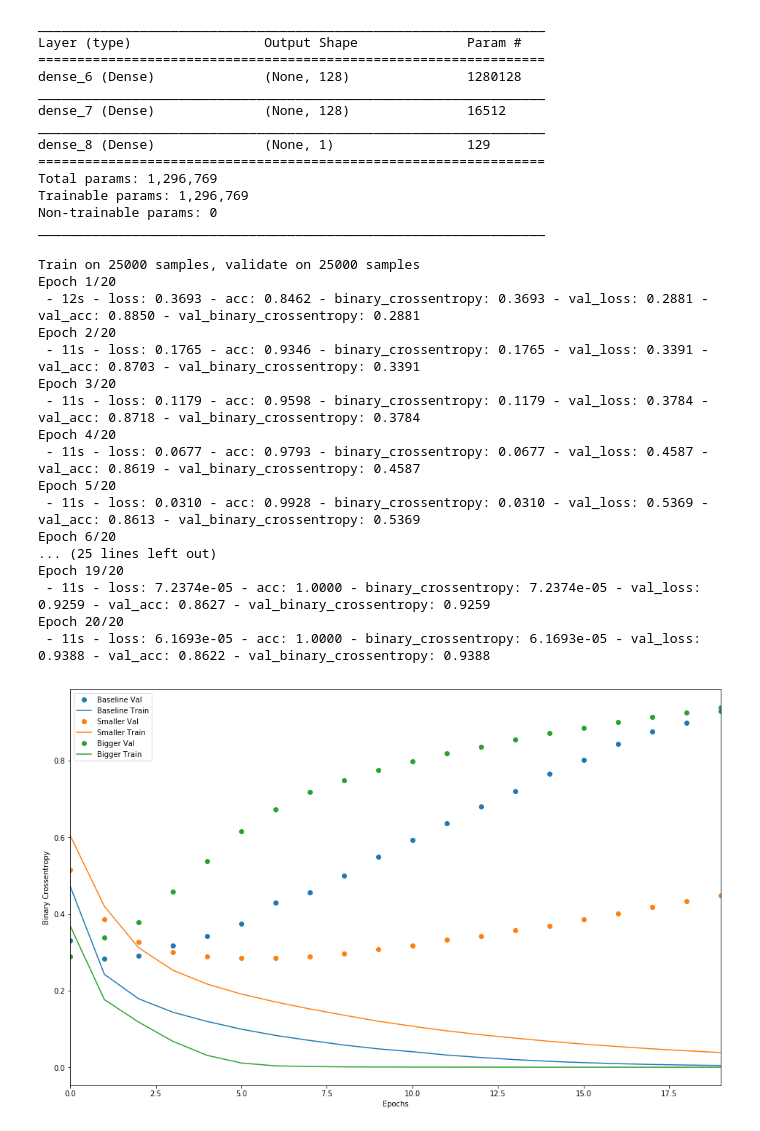
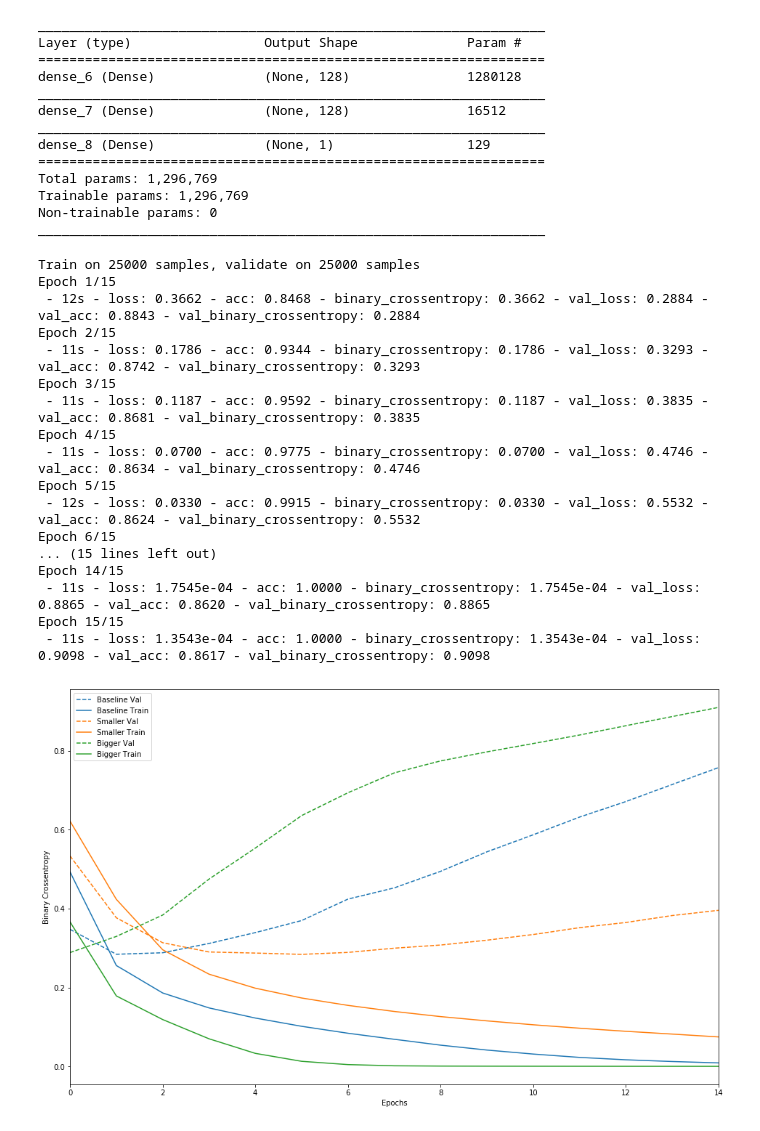
Before and after one commit to JPatrick9793/NovaIQ, a Jupyter notebook: Tensorflow_overfitting/OverfittingAndUnderfitting.ipynb, the cells around one changed output. Cells and saved outputs as stored; diff of their text form; code cells hidden in the pictures.

```diff
--- a/Tensorflow_overfitting/OverfittingAndUnderfitting.ipynb
+++ b/Tensorflow_overfitting/OverfittingAndUnderfitting.ipynb
@@ -72,7 +72,7 @@ _________________________________________________________________
 # %%
 baseline_history = baseline_model.fit(train_data,
                                      train_labels,
-                                     epochs=20,
+                                     epochs=15,
                                      batch_size=512,
                                      validation_data=(test_data, test_labels),
                                      verbose=2)
@@ -114,7 +114,7 @@ _________________________________________________________________
 # %%
 smaller_history = smaller_model.fit(train_data,
                                    train_labels,
-                                   epochs=20,
+                                   epochs=15,
                                    batch_size=512,
                                    validation_data=(test_data, test_labels),
                                    verbose=2)
@@ -155,54 +155,54 @@ Non-trainable params: 0
 _________________________________________________________________
 # %%
 bigger_history = bigger_model.fit(train_data, train_labels,
-                                  epochs=20,
+                                  epochs=15,
                                   batch_size=512,
                                   validation_data=(test_data, test_labels),
                                   verbose=2)
 # %% [output]
 Train on 25000 samples, validate on 25000 samples
-Epoch 1/20
- - 12s - loss: 0.3693 - acc: 0.8462 - binary_crossentropy: 0.3693 - val_loss: 0.2881 - val_acc: 0.8850 - val_binary_crossentropy: 0.2881
-Epoch 2/20
- - 11s - loss: 0.1765 - acc: 0.9346 - binary_crossentropy: 0.1765 - val_loss: 0.3391 - val_acc: 0.8703 - val_binary_crossentropy: 0.3391
-Epoch 3/20
- - 11s - loss: 0.1179 - acc: 0.9598 - binary_crossentropy: 0.1179 - val_loss: 0.3784 - val_acc: 0.8718 - val_binary_crossentropy: 0.3784
-Epoch 4/20
- - 11s - loss: 0.0677 - acc: 0.9793 - binary_crossentropy: 0.0677 - val_loss: 0.4587 - val_acc: 0.8619 - val_binary_crossentropy: 0.4587
-Epoch 5/20
- - 11s - loss: 0.0310 - acc: 0.9928 - binary_crossentropy: 0.0310 - val_loss: 0.5369 - val_acc: 0.8613 - val_binary_crossentropy: 0.5369
-Epoch 6/20
-... (25 lines left out)
-Epoch 19/20
- - 11s - loss: 7.2374e-05 - acc: 1.0000 - binary_crossentropy: 7.2374e-05 - val_loss: 0.9259 - val_acc: 0.8627 - val_binary_crossentropy: 0.9259
-Epoch 20/20
- - 11s - loss: 6.1693e-05 - acc: 1.0000 - binary_crossentropy: 6.1693e-05 - val_loss: 0.9388 - val_acc: 0.8622 - val_binary_crossentropy: 0.9388
+Epoch 1/15
+ - 12s - loss: 0.3662 - acc: 0.8468 - binary_crossentropy: 0.3662 - val_loss: 0.2884 - val_acc: 0.8843 - val_binary_crossentropy: 0.2884
+Epoch 2/15
+ - 11s - loss: 0.1786 - acc: 0.9344 - binary_crossentropy: 0.1786 - val_loss: 0.3293 - val_acc: 0.8742 - val_binary_crossentropy: 0.3293
+Epoch 3/15
+ - 11s - loss: 0.1187 - acc: 0.9592 - binary_crossentropy: 0.1187 - val_loss: 0.3835 - val_acc: 0.8681 - val_binary_crossentropy: 0.3835
+Epoch 4/15
+ - 11s - loss: 0.0700 - acc: 0.9775 - binary_crossentropy: 0.0700 - val_loss: 0.4746 - val_acc: 0.8634 - val_binary_crossentropy: 0.4746
+Epoch 5/15
+ - 12s - loss: 0.0330 - acc: 0.9915 - binary_crossentropy: 0.0330 - val_loss: 0.5532 - val_acc: 0.8624 - val_binary_crossentropy: 0.5532
+Epoch 6/15
+... (15 lines left out)
+Epoch 14/15
+ - 11s - loss: 1.7545e-04 - acc: 1.0000 - binary_crossentropy: 1.7545e-04 - val_loss: 0.8865 - val_acc: 0.8620 - val_binary_crossentropy: 0.8865
+Epoch 15/15
+ - 11s - loss: 1.3543e-04 - acc: 1.0000 - binary_crossentropy: 1.3543e-04 - val_loss: 0.9098 - val_acc: 0.8617 - val_binary_crossentropy: 0.9098
 # %%
 def plot_history(histories, key='binary_crossentropy'):
     plt.figure(figsize=(16,10))
 
     for name, history in histories:
         val = plt.plot(history.epoch,
                        history.history['val_'+key],
-                       'o',
+                       '--',
                        label=name.title()+' Val')
         plt.plot(history.epoch,
                  history.history[key],
                  color=val[0].get_color(),
                  label=name.title()+' Train')
         plt.xlabel('Epochs')
         plt.ylabel(key.replace('_', ' ').title())
         plt.legend()
 
         plt.xlim([0, max(history.epoch)])
 
 plot_history([
     ('baseline', baseline_history),
     ('smaller', smaller_history),
     ('bigger', bigger_history)
 ])
 # %% [output]
-[figure, old version]
+[figure, new version]
 # %%
 l2_model = create_model(nuerons=16,
                         k_reg=keras.regularizers.l2(0.001))
```
Also changed, not shown: parts of 9 cells of this notebook, 20 other files.
